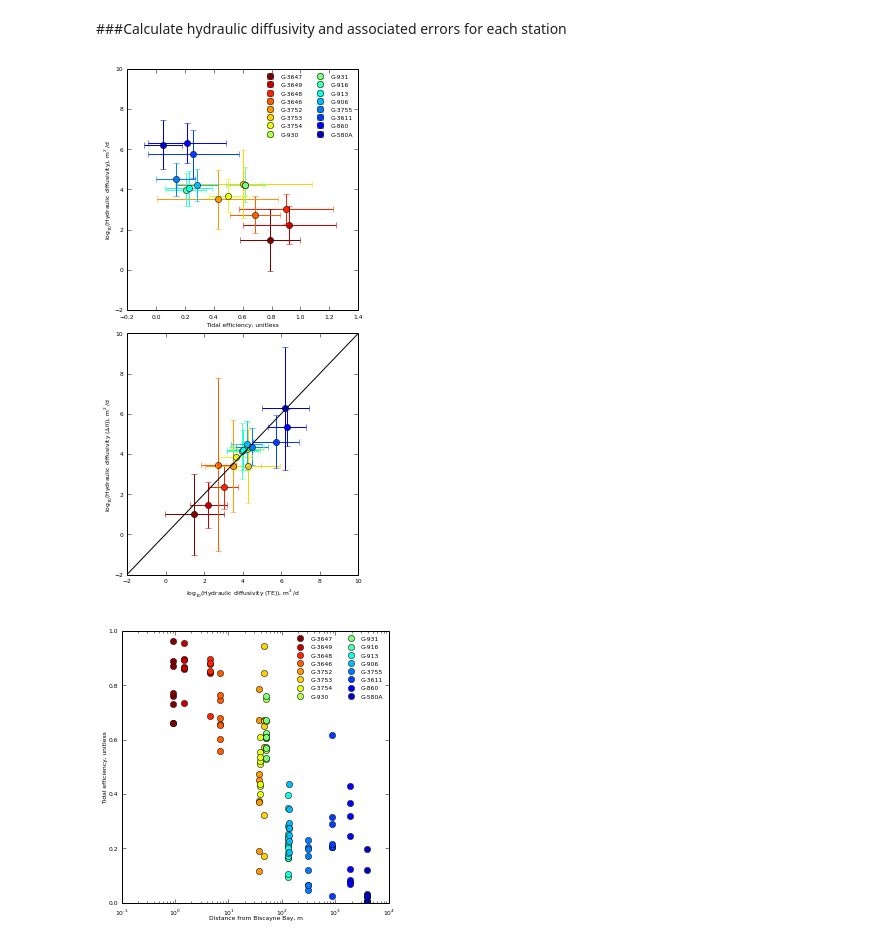
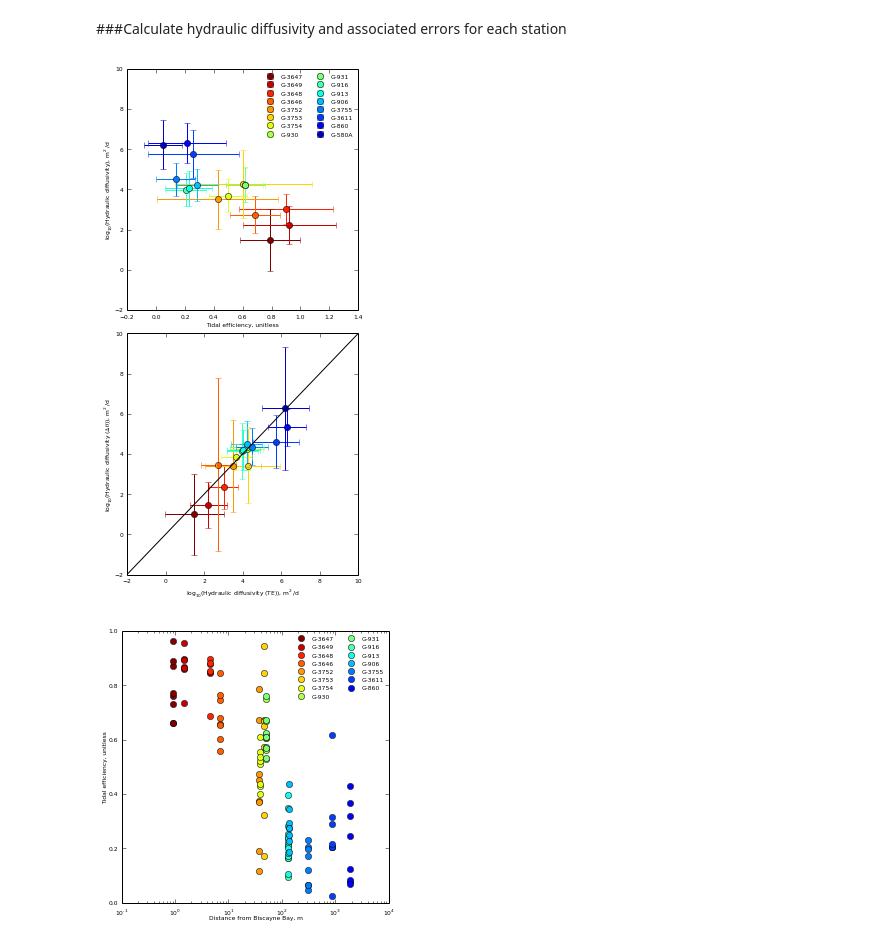
Before and after one commit to jdhughes-usgs/IPyNB, a Jupyter notebook: Tidal/FerrisTidalDataAnalysis_DE.ipynb, the cells around one changed output. Drawn from its saved outputs; the diff is of its cells as text; code cells hidden in the pictures.

Commit message:
Revision to DE Tidal Efficiency figure to remove G-580A

```diff
--- a/Tidal/FerrisTidalDataAnalysis_DE.ipynb
+++ b/Tidal/FerrisTidalDataAnalysis_DE.ipynb
@@ -538,7 +538,8 @@ for istat,[station, xpos, gd, gv, gvr] in enumerate(gw_data):
     # te figure
     r = np.ones((len(te)), np.float) * xpos
     #print r
-    axte.semilogx(r, te, marker='o', linewidth=0., color=cm.jet_r(fcolor), label=station)
+    if '580A' not in station:
+        axte.semilogx(r, te, marker='o', linewidth=0., color=cm.jet_r(fcolor), label=station)
     #rval = xpos - 0.2
     #if istat > 0:
     #    rval = xpos + 2000
@@ -555,31 +556,31 @@ l.draw_frame(False)
 ax.set_ylim(D_min, D_max)
 ax.set_xlabel('Tidal efficiency, unitless')
 ax.set_ylabel(r'log$_{10}$(Hydraulic diffusivity), $m^{2}/d$')
 ax.xaxis.set_label_coords(0.5, -0.05)
 ax.yaxis.set_label_coords(-0.05, 0.5)
 #ax = subplot(2,2,2)
 ax = ax_all[1]
 ax.plot([D_min, D_max],[D_min, D_max], color='black', linewidth=1)
 ax.set_xlim(D_min, D_max)
 ax.set_ylim(D_min, D_max)
 ax.set_xlabel(r'log$_{10}$(Hydraulic diffusivity (TE)), $m^{2}/d$')
 ax.set_ylabel(r'log$_{10}$(Hydraulic diffusivity ($\Delta \theta$)), $m^{2}/d$')
 ax.xaxis.set_label_coords(0.5, -0.05)
 ax.yaxis.set_label_coords(-0.05, 0.5)
 
 l = axte.legend(loc='best',ncol=2,numpoints=1)
 l.draw_frame(False)
 axte.set_ylim(0, 1)
 axte.set_xlabel('Distance from Biscayne Bay, m')
 axte.set_ylabel('Tidal efficiency, unitless')
 axte.xaxis.set_label_coords(0.5, -0.045)
 axte.yaxis.set_label_coords(-0.05, 0.5)
 
 
 fig.savefig(os.path.join('Figures','DE_CalcDh.png'), dpi=300)
 figte.savefig(os.path.join('Figures','DE_TidalEfficiency.png'), dpi=300)
 
 show()
 # %% [output]
 [figure]
-[figure, old version]
+[figure, new version]
```
Also changed, not shown: 1 other file.
